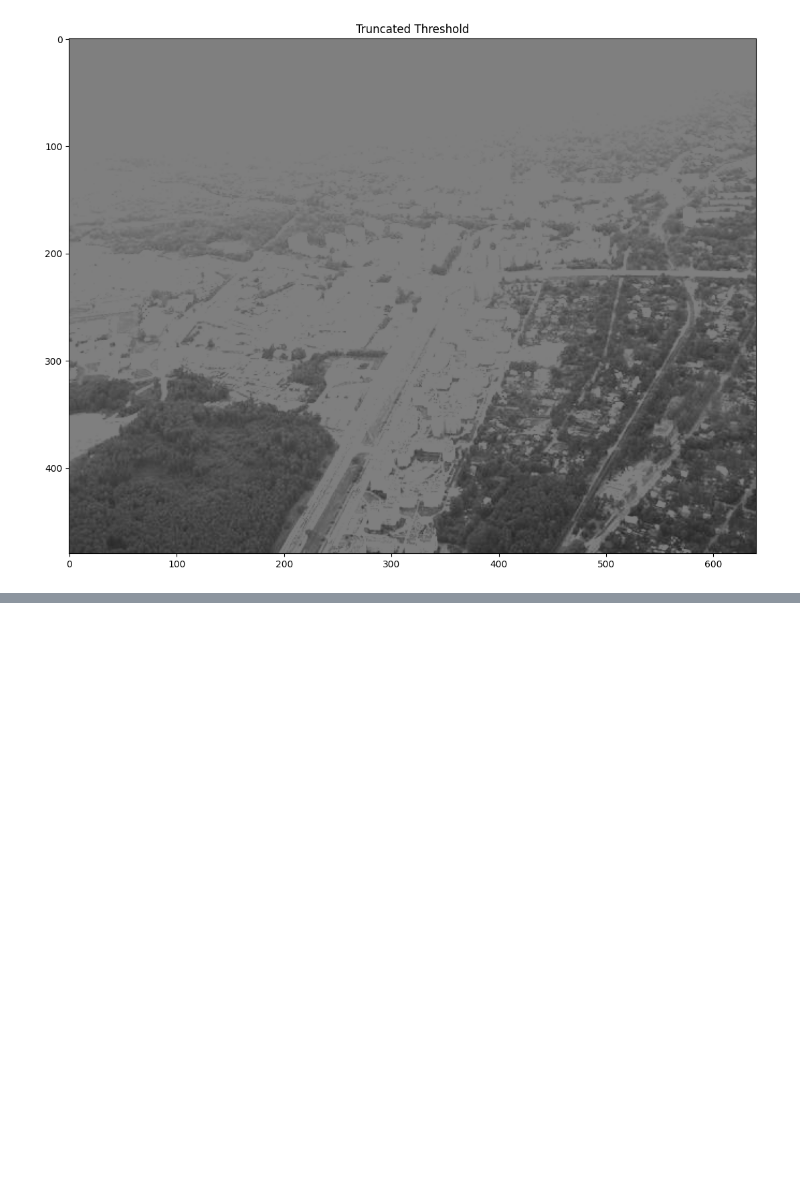
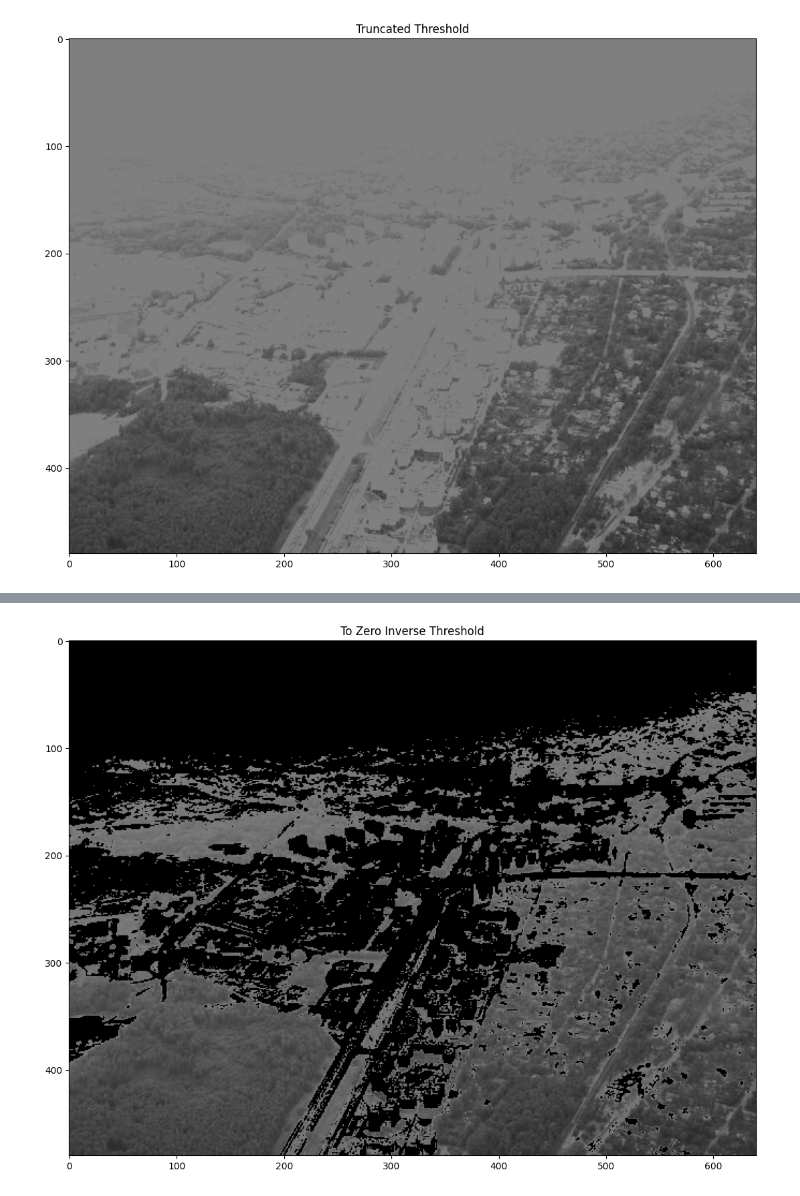
Before and after one commit to maxprogrammer007/Computer-Vision, a Jupyter notebook: 01_Image_Operations/09_Thresholding_Binarization.ipynb, the cells around one changed output, grey strips where cells are left out. Cells and saved outputs as stored; diff of their text form; code cells hidden in the pictures; blank space fills up the shorter version.

```diff
--- a/01_Image_Operations/09_Thresholding_Binarization.ipynb
+++ b/01_Image_Operations/09_Thresholding_Binarization.ipynb
@@ -39,0 +47,6 @@ imshow('Truncated Threshold',thresh3)
+# %%
+# reverse the above
+ret,thresh5 = cv2.threshold(img,127,255,cv2.THRESH_TOZERO_INV)
+imshow('To Zero Inverse Threshold',thresh5)
+# %% [output]
+[figure, added]
```
Also changed, not shown: parts of 1 cell of this notebook.
